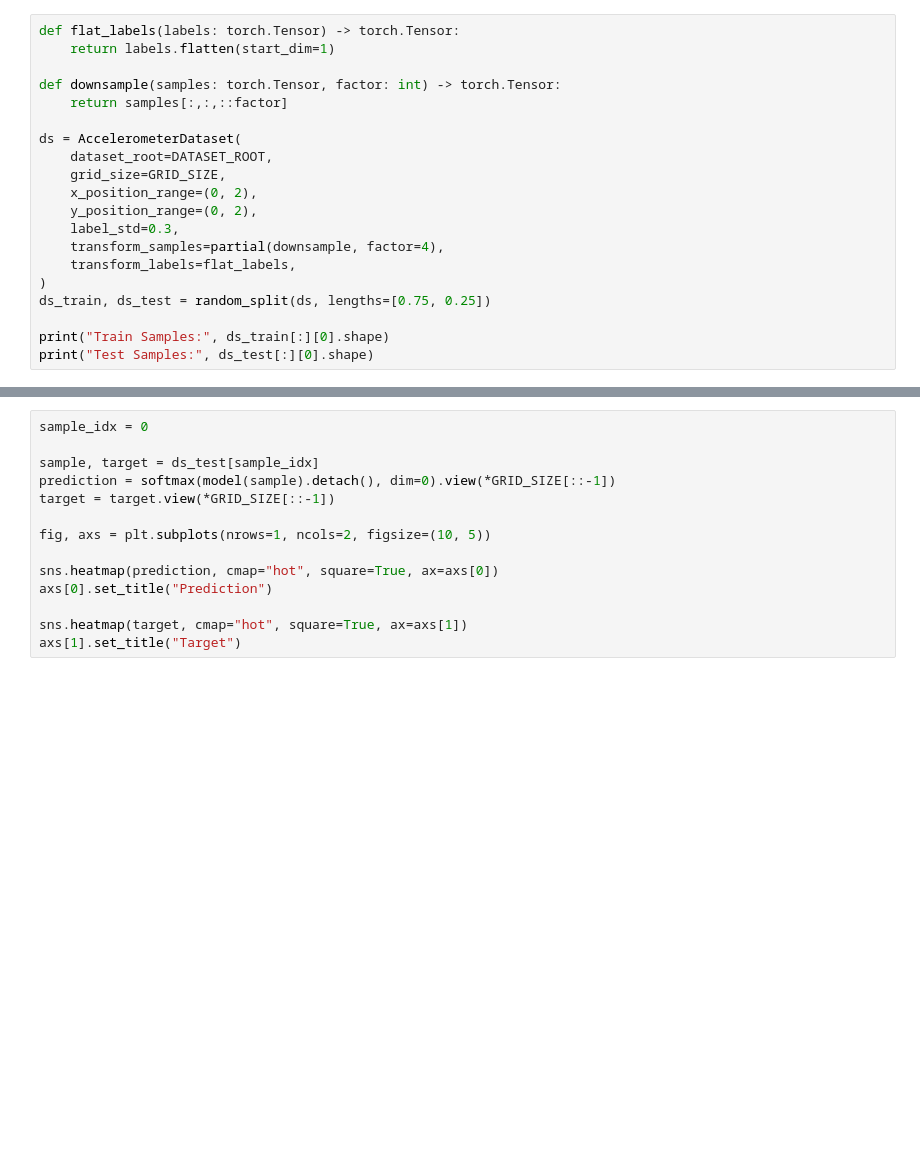
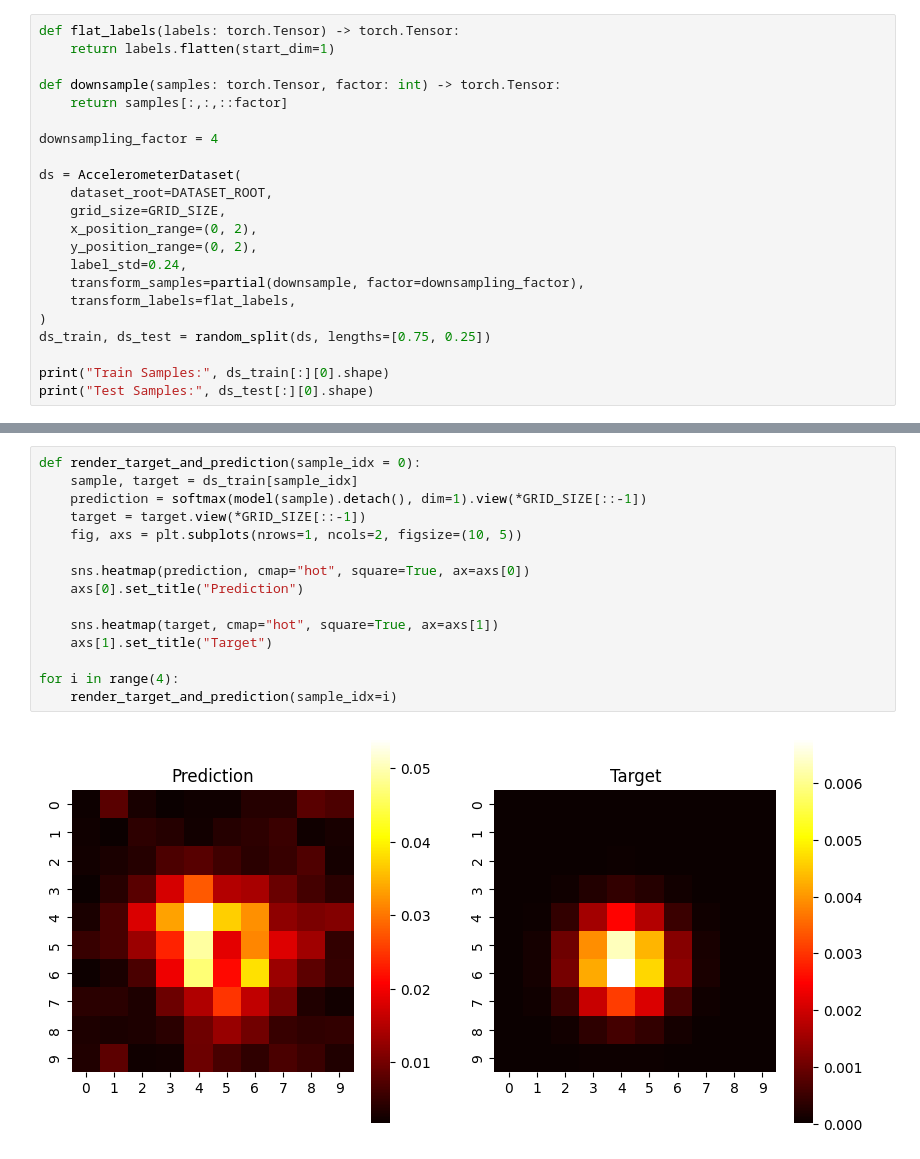
Before and after one commit to es-ude/BallChallenge, a Jupyter notebook: ml_resources/ball_challenge.ipynb, the cells around one changed output, grey strips where cells are left out. Cells and saved outputs as stored; diff of their text form; blank space fills up the shorter version.

```diff
--- a/ml_resources/ball_challenge.ipynb
+++ b/ml_resources/ball_challenge.ipynb
@@ -23,13 +25,15 @@ def flat_labels(labels: torch.Tensor) -> torch.Tensor:
 def downsample(samples: torch.Tensor, factor: int) -> torch.Tensor:
     return samples[:,:,::factor]
 
+downsampling_factor = 4
+
 ds = AccelerometerDataset(
     dataset_root=DATASET_ROOT,
     grid_size=GRID_SIZE,
     x_position_range=(0, 2),
     y_position_range=(0, 2),
-    label_std=0.3,
-    transform_samples=partial(downsample, factor=4),
+    label_std=0.24,
+    transform_samples=partial(downsample, factor=downsampling_factor),
     transform_labels=flat_labels,
 )
 ds_train, ds_test = random_split(ds, lengths=[0.75, 0.25])
@@ -70,14 +116,17 @@ axs[1].legend()
 # %%
-sample_idx = 0
+def render_target_and_prediction(sample_idx = 0):
+    sample, target = ds_train[sample_idx]
+    prediction = softmax(model(sample).detach(), dim=1).view(*GRID_SIZE[::-1])
+    target = target.view(*GRID_SIZE[::-1])
+    fig, axs = plt.subplots(nrows=1, ncols=2, figsize=(10, 5))
 
-sample, target = ds_test[sample_idx]
-prediction = softmax(model(sample).detach(), dim=0).view(*GRID_SIZE[::-1])
-target = target.view(*GRID_SIZE[::-1])
+    sns.heatmap(prediction, cmap="hot", square=True, ax=axs[0])
+    axs[0].set_title("Prediction")
 
-fig, axs = plt.subplots(nrows=1, ncols=2, figsize=(10, 5))
+    sns.heatmap(target, cmap="hot", square=True, ax=axs[1])
+    axs[1].set_title("Target")
 
-sns.heatmap(prediction, cmap="hot", square=True, ax=axs[0])
-axs[0].set_title("Prediction")
-
-sns.heatmap(target, cmap="hot", square=True, ax=axs[1])
-axs[1].set_title("Target")
+for i in range(4):
+    render_target_and_prediction(sample_idx=i)
+# %% [output]
+[figure, added]
```
Also changed, not shown: parts of 8 cells of this notebook, 4 other files.
